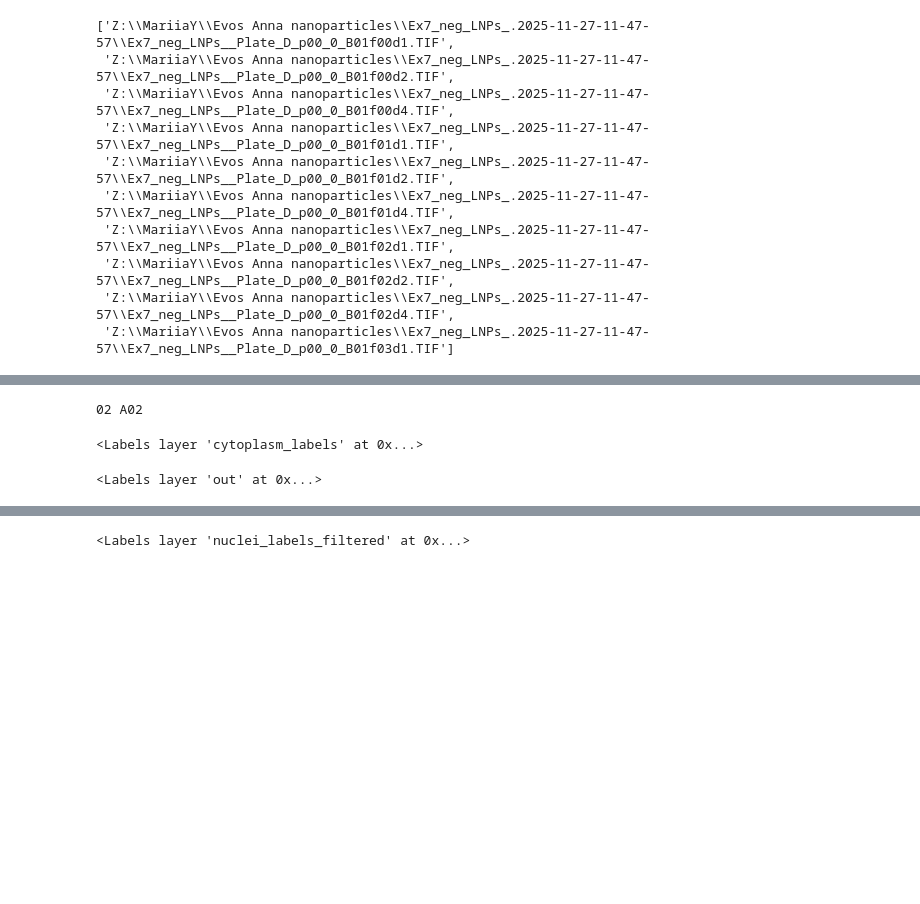
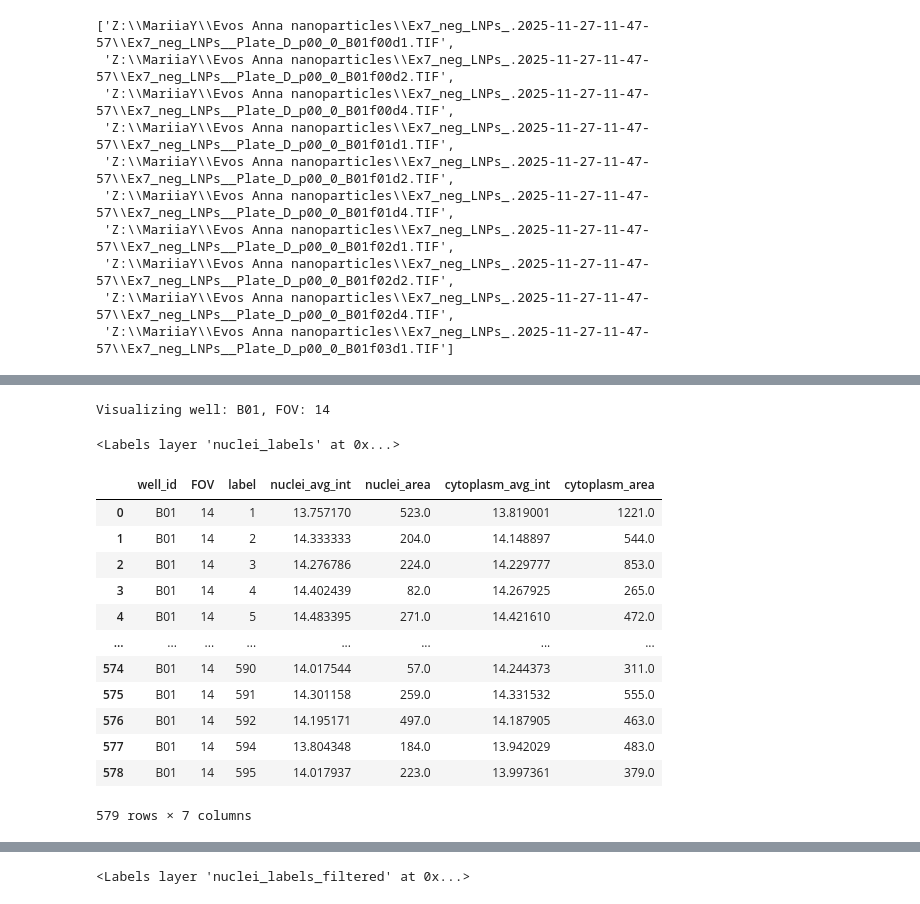
Before and after one commit to adiezsanchez/myurchenko_thp1_cyto_avg_int, a Jupyter notebook: dev_2.ipynb, the cells around one changed output, grey strips where cells are left out. Drawn from its saved outputs; the diff is of its cells as text; code cells hidden in the pictures; blank space fills up the shorter version.

```diff
--- a/dev_2.ipynb
+++ b/dev_2.ipynb
@@ -51,25 +64,29 @@ processed_images = list_images(processed_img_path, format="tif")
 img = imread(processed_images[14])
-# %%
-field_of_view = Path(processed_images[14]).stem.split("f")[1]
-well_id = Path(processed_images[14]).stem.split("f")[0]
-
-# Create a dictionary containing all image descriptors
-descriptor_dict = {"well_id": well_id, "FOV": field_of_view}
-
-print(field_of_view, well_id)
-# %% [output]
-02 A02
 # %%
-# Predict nuclei labels using CellposeSAM and simulate cytosol using pyclesperanto
+# Extract image metadata from filename
+field_of_view = Path(processed_images[14]).stem.split("f")[1]
+well_id = Path(processed_images[14]).stem.split("f")[0]
+
+# Create a dictionary containing all image descriptors
+descriptor_dict = {"well_id": well_id, "FOV": field_of_view}
+
+print(f"Visualizing well: {well_id}, FOV: {field_of_view}")
+
+# Predict nuclei labels using CellposeSAM
 nuclei_labels, flows, styles = model.eval(img[1], niter=1000) # need to check the arguments
 
 # Predict cytoplasm labels using CellposeSAM using nuclei (1) and brightfield (2) images as input
 cytoplasm_labels, flows, styles = model.eval((img[[1,2]]), niter=1000) # need to check the arguments
+
+# Visualize results in Napari
+viewer = napari.Viewer(ndisplay=2)
+viewer.add_image(img)
+#viewer.add_labels(nuclei_labels)
+viewer.add_labels(cytoplasm_labels, opacity=0.5)
+
+# Label-to-label remapping: each nucleus inherits the cytoplasm label value it lies in
+nuclei_remapped = remap_labels(nuclei_labels, cytoplasm_labels)
+viewer.add_labels(nuclei_remapped, name="nuclei_labels", opacity=0.8)
+# %% [output]
+Visualizing well: B01, FOV: 14
+<Labels layer 'nuclei_labels' at 0x...>
-# %%
-# Visualize results in Napari
-viewer = napari.Viewer(ndisplay=2)
-viewer.add_image(img)
-viewer.add_labels(nuclei_labels)
-viewer.add_labels(cytoplasm_labels)
-# %% [output]
-<Labels layer 'cytoplasm_labels' at 0x...>
@@ -95,37 +93,61 @@ for nid in np.unique(nuclei_labels):
-# %%
-viewer.add_labels(out)
-# %% [output]
-<Labels layer 'out' at 0x...>
 # %%
 props_list = []
 
 # Extract nuclei avg_int
-props = regionprops_table(label_image=out,
+props = regionprops_table(label_image=nuclei_remapped,
                         intensity_image=img[0],
                         properties=["label", "intensity_mean", "area"])
 
 # Convert to dataframe
 props_df = pd.DataFrame(props)
 
 # Rename intensity_mean column to indicate the specific image
 props_df.rename(columns={"intensity_mean": f"nuclei_avg_int"}, inplace=True)
 props_df.rename(columns={"area": f"nuclei_area"}, inplace=True)
 
 # Append each props_df to props_list
 props_list.append(props_df)
 
 
 # Extract cytoplasm avg_int
 props = regionprops_table(label_image=cytoplasm_labels,
                         intensity_image=img[0],
                         properties=["label", "intensity_mean", "area"])
 
 # Convert to dataframe
 props_df = pd.DataFrame(props)
 
 # Rename intensity_mean column to indicate the specific image
 props_df.rename(columns={"intensity_mean": f"cytoplasm_avg_int"}, inplace=True)
 props_df.rename(columns={"area": f"cytoplasm_area"}, inplace=True)
 
 # Append each props_df to props_list
 props_list.append(props_df)
+
+# Initialize the df with the first df in the list
+props_df = props_list[0]
+# Start looping from the second df in the list
+for df in props_list[1:]:
+    props_df = props_df.merge(df, on="label")
+
+# Add each key-value pair from descriptor_dict to props_df at the specified position
+insertion_position = 0
+for key, value in descriptor_dict.items():
+    props_df.insert(insertion_position, key, value)
+    insertion_position += 1  # Increment position to maintain the order of keys in descriptor_dict
+
+props_df
+# %% [output]
+|  | well_id | FOV | label | nuclei_avg_int | nuclei_area | cytoplasm_avg_int | cytoplasm_area |
+| 0 | B01 | 14 | 1 | 13.757170 | 523.0 | 13.819001 | 1221.0 |
+| 1 | B01 | 14 | 2 | 14.333333 | 204.0 | 14.148897 | 544.0 |
+| 2 | B01 | 14 | 3 | 14.276786 | 224.0 | 14.229777 | 853.0 |
+| 3 | B01 | 14 | 4 | 14.402439 | 82.0 | 14.267925 | 265.0 |
+| 4 | B01 | 14 | 5 | 14.483395 | 271.0 | 14.421610 | 472.0 |
+| ... | ... | ... | ... | ... | ... | ... | ... |
+| 574 | B01 | 14 | 590 | 14.017544 | 57.0 | 14.244373 | 311.0 |
+| 575 | B01 | 14 | 591 | 14.301158 | 259.0 | 14.331532 | 555.0 |
+| 576 | B01 | 14 | 592 | 14.195171 | 497.0 | 14.187905 | 463.0 |
+| 577 | B01 | 14 | 594 | 13.804348 | 184.0 | 13.942029 | 483.0 |
+| 578 | B01 | 14 | 595 | 14.017937 | 223.0 | 13.997361 | 379.0 |
+579 rows × 7 columns
```
Also changed, not shown: parts of 10 cells of this notebook, 1 other file.
